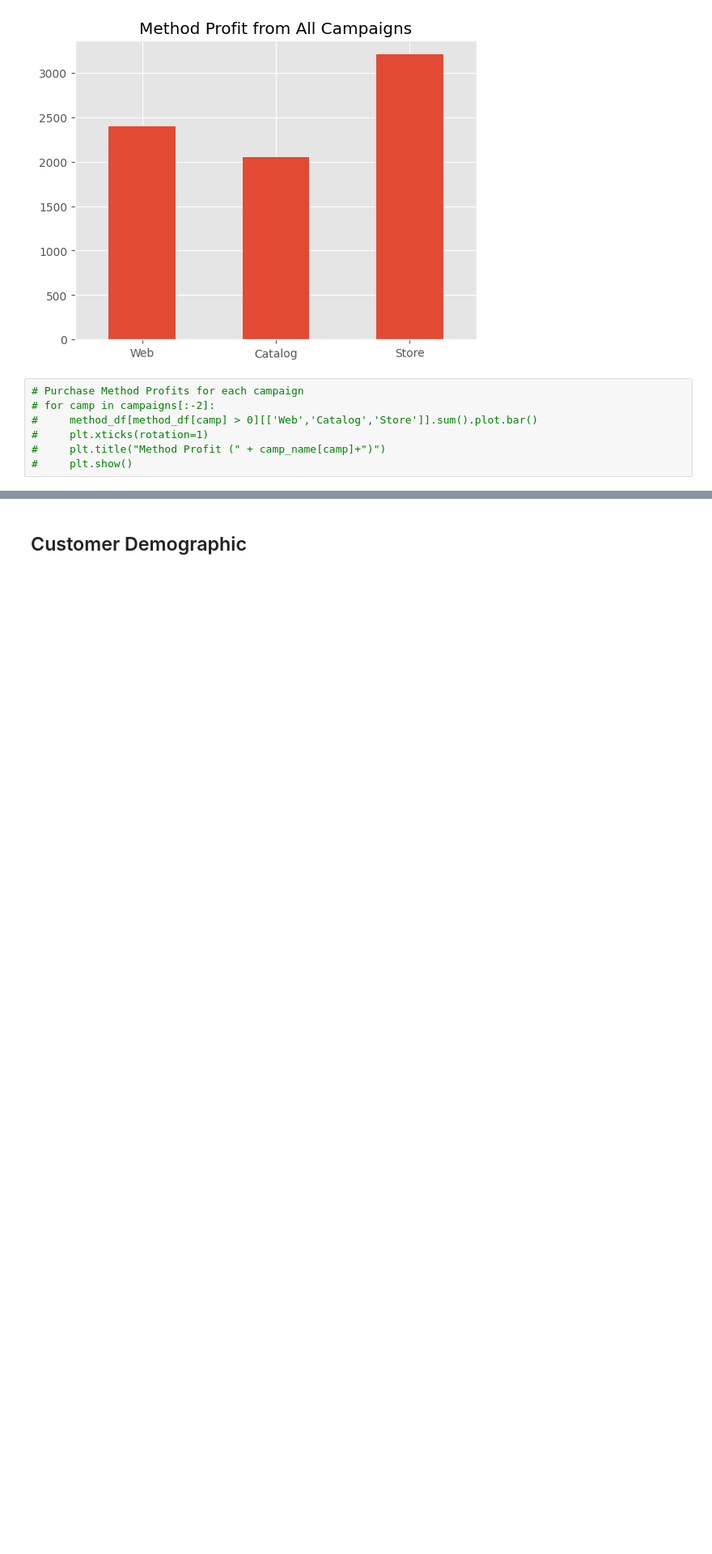
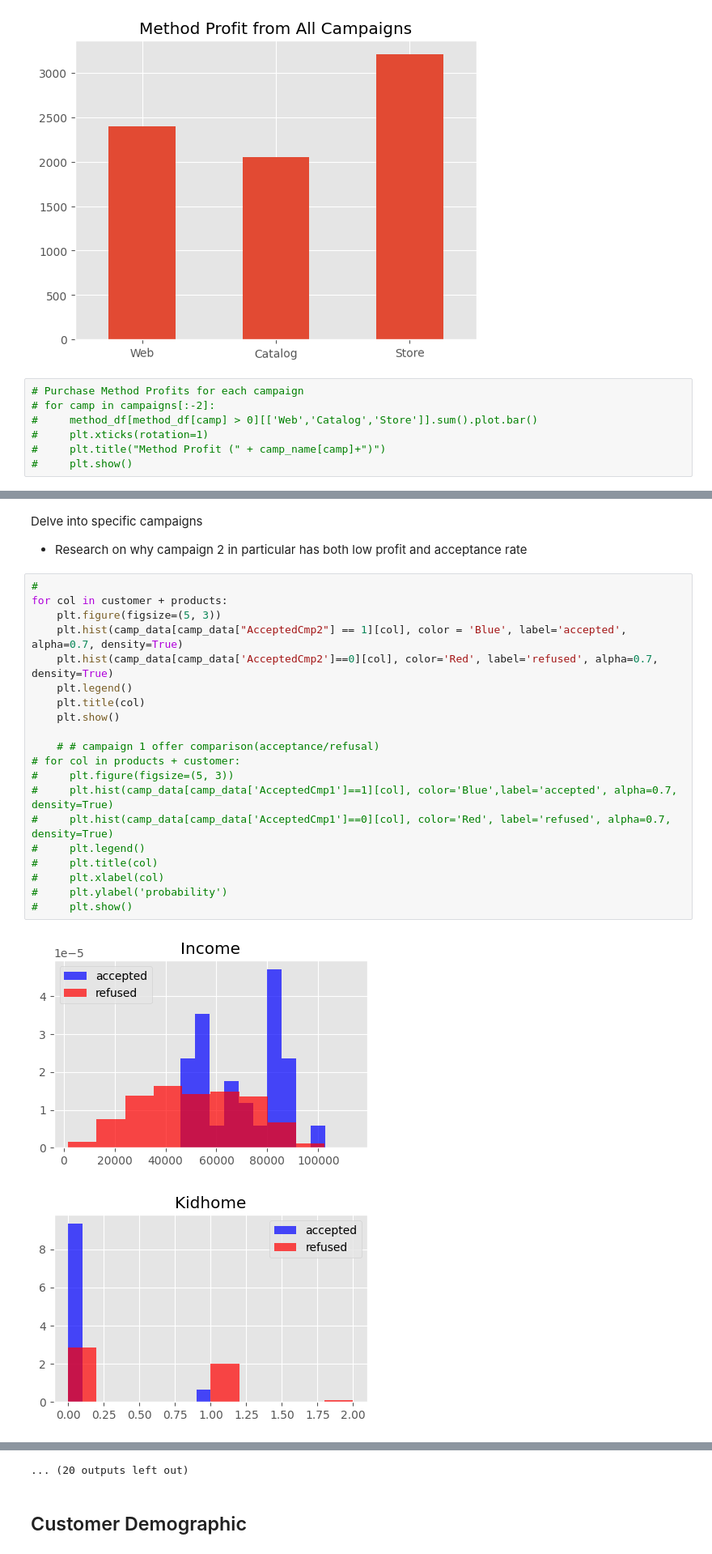
Before and after one commit to DottL/MarketingAnalysis, a Jupyter notebook: MarketingCampaignsAnalysis.ipynb, the cells around one changed output, grey strips where cells are left out. Shown at 81% size. Drawn from its saved outputs; the diff is of its cells as text; blank space fills up the shorter version.

```diff
--- a/MarketingCampaignsAnalysis.ipynb
+++ b/MarketingCampaignsAnalysis.ipynb
@@ -188,0 +196,26 @@ Text(0.5, 1.0, 'Method Profit from All Campaigns')
+# %% [markdown]
+Delve into specific campaigns
+* Research on why campaign 2 in particular has both low profit and acceptance rate
+# %%
+#
+for col in customer + products:
+    plt.figure(figsize=(5, 3))
+    plt.hist(camp_data[camp_data["AcceptedCmp2"] == 1][col], color = 'Blue', label='accepted', alpha=0.7, density=True)
+    plt.hist(camp_data[camp_data['AcceptedCmp2']==0][col], color='Red', label='refused', alpha=0.7, density=True)
+    plt.legend()
+    plt.title(col)
+    plt.show()
+
+    # # campaign 1 offer comparison(acceptance/refusal)
+# for col in products + customer:
+#     plt.figure(figsize=(5, 3))
+#     plt.hist(camp_data[camp_data['AcceptedCmp1']==1][col], color='Blue',label='accepted', alpha=0.7, density=True)
+#     plt.hist(camp_data[camp_data['AcceptedCmp1']==0][col], color='Red', label='refused', alpha=0.7, density=True)
+#     plt.legend()
+#     plt.title(col)
+#     plt.xlabel(col)
+#     plt.ylabel('probability')
+#     plt.show()
+# %% [output]
+[figure, added]
+[figure, added]
@@ -189,2 +232,3 @@ Text(0.5, 1.0, 'Method Profit from All Campaigns')
+... (20 outputs left out)
 # %% [markdown]
 ## Customer Demographic
```
Also changed, not shown: parts of 23 cells of this notebook.
